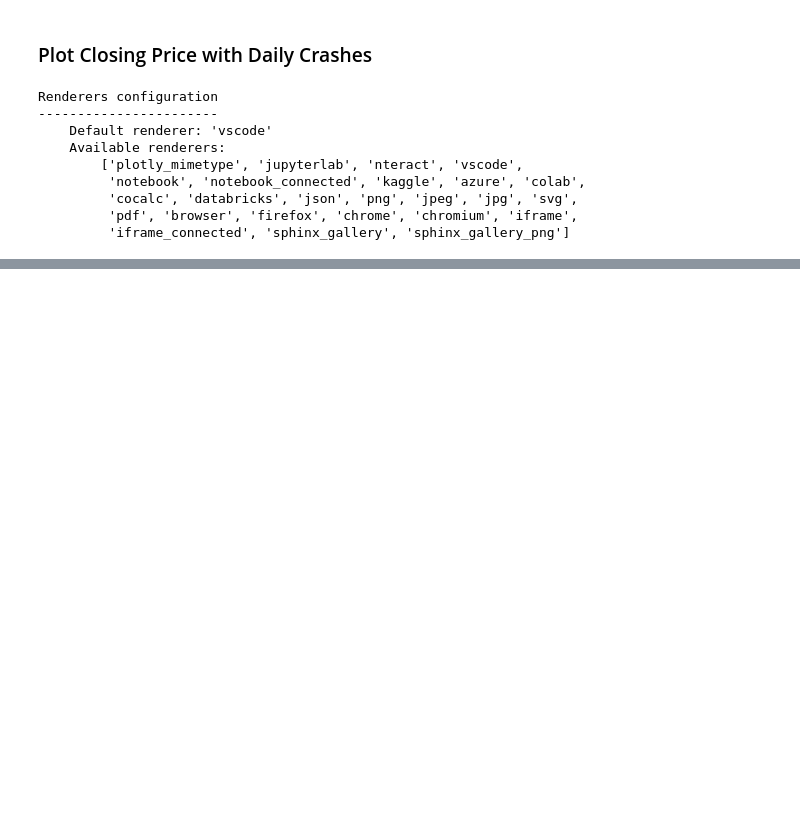
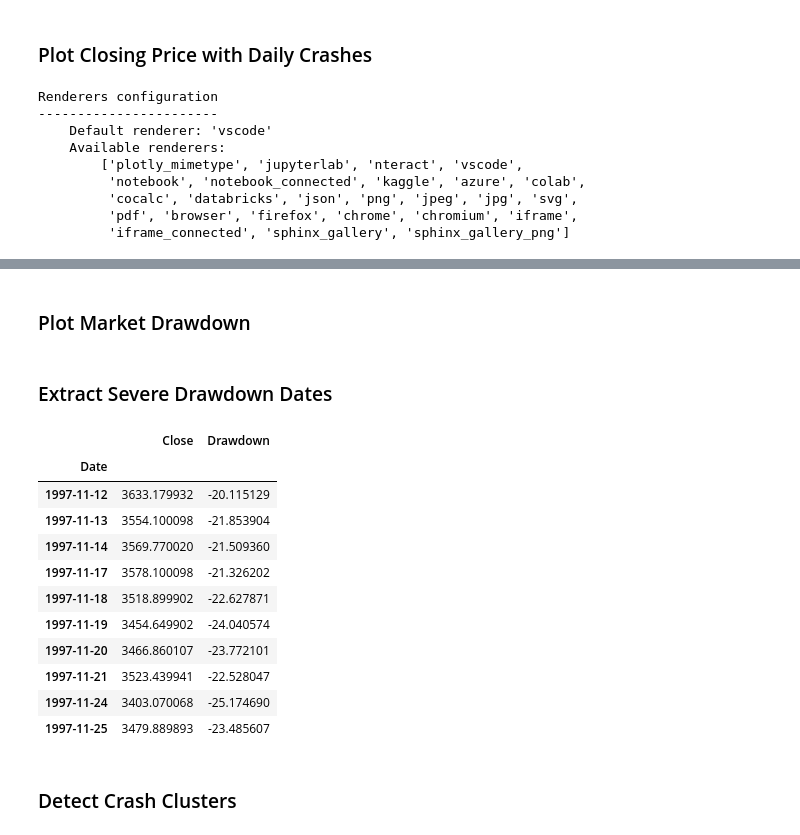
Before and after one commit to AdnanTaj01/real-world-data-analytics, a Jupyter notebook: Stock_market_crash_analysis/Stock_market_crash_analysis.ipynb, the cells around one changed output, grey strips where cells are left out. Cells and saved outputs as stored; diff of their text form; code cells hidden in the pictures; blank space fills up the shorter version.

```diff
--- a/Stock_market_crash_analysis/Stock_market_crash_analysis.ipynb
+++ b/Stock_market_crash_analysis/Stock_market_crash_analysis.ipynb
@@ -138,0 +171,5 @@ ModuleNotFoundError: No module named 'matplotlib'
+# %%
+df['Cumulative_Max'] = df['Close'].cummax()
+df['Drawdown'] = (df['Close'] - df['Cumulative_Max']) / df['Cumulative_Max'] * 100
+
+df[['Close', 'Cumulative_Max', 'Drawdown']].head()
@@ -138,0 +184,50 @@ ModuleNotFoundError: No module named 'matplotlib'
+# %% [markdown]
+### Plot Market Drawdown
+# %%
+DRAWDOWN_THRESHOLD = -20
+fig = go.Figure()
+
+fig.add_trace(go.Scatter(
+    x=df.index,
+    y=df['Drawdown'],
+    mode='lines',
+    name='Drawdown (%)'
+))
+
+fig.add_hline(
+    y=DRAWDOWN_THRESHOLD,
+    line_dash='dash',
+    line_color='red',
+    annotation_text='Crash Threshold (-20%)'
+)
+
+fig.update_layout(
+    title="Market Drawdown Over Time",
+    xaxis_title="Date",
+    yaxis_title="Drawdown (%)",
+    xaxis_rangeslider_visible=True,
+    template="plotly_white"
+)
+
+fig.show()
+# %% [markdown]
+### Extract Severe Drawdown Dates
+# %%
+
+crash_drawdowns = df[df['Drawdown'] <= DRAWDOWN_THRESHOLD]
+crash_drawdowns[['Close', 'Drawdown']].head(10)
+# %% [output]
+|  | Close | Drawdown |
+| Date |  |  |
+| 1997-11-12 | 3633.179932 | -20.115129 |
+| 1997-11-13 | 3554.100098 | -21.853904 |
+| 1997-11-14 | 3569.770020 | -21.509360 |
+| 1997-11-17 | 3578.100098 | -21.326202 |
+| 1997-11-18 | 3518.899902 | -22.627871 |
+| 1997-11-19 | 3454.649902 | -24.040574 |
+| 1997-11-20 | 3466.860107 | -23.772101 |
+| 1997-11-21 | 3523.439941 | -22.528047 |
+| 1997-11-24 | 3403.070068 | -25.174690 |
+| 1997-11-25 | 3479.889893 | -23.485607 |
+# %% [markdown]
+### Detect Crash Clusters
```
Also changed, not shown: parts of 22 cells of this notebook.
